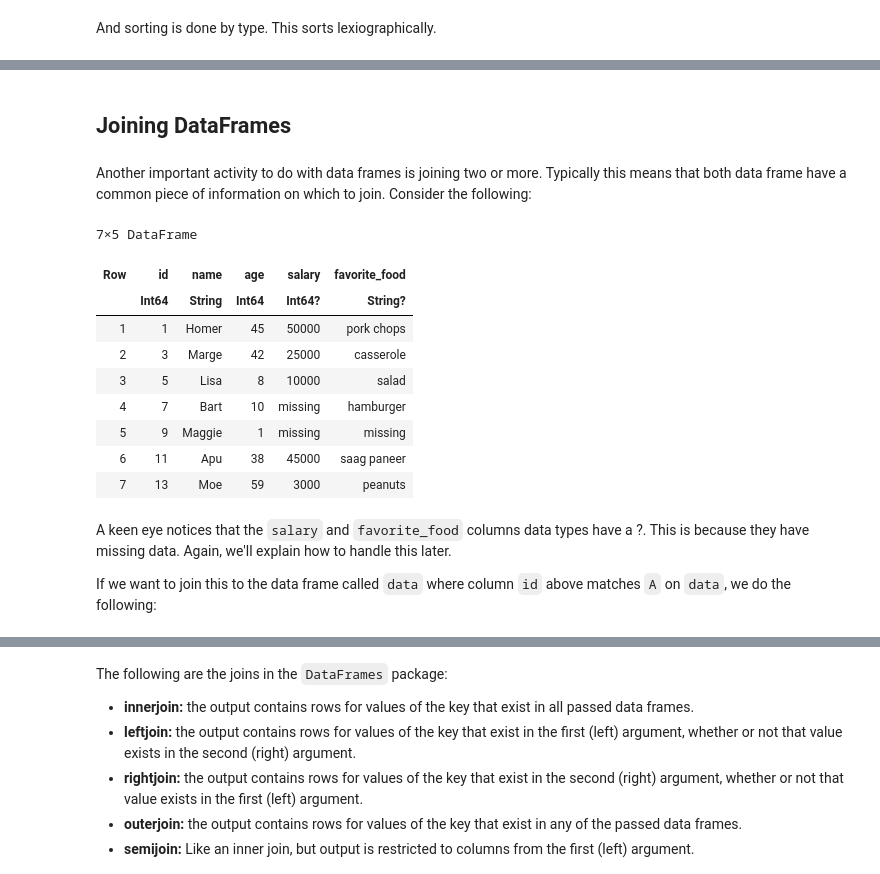
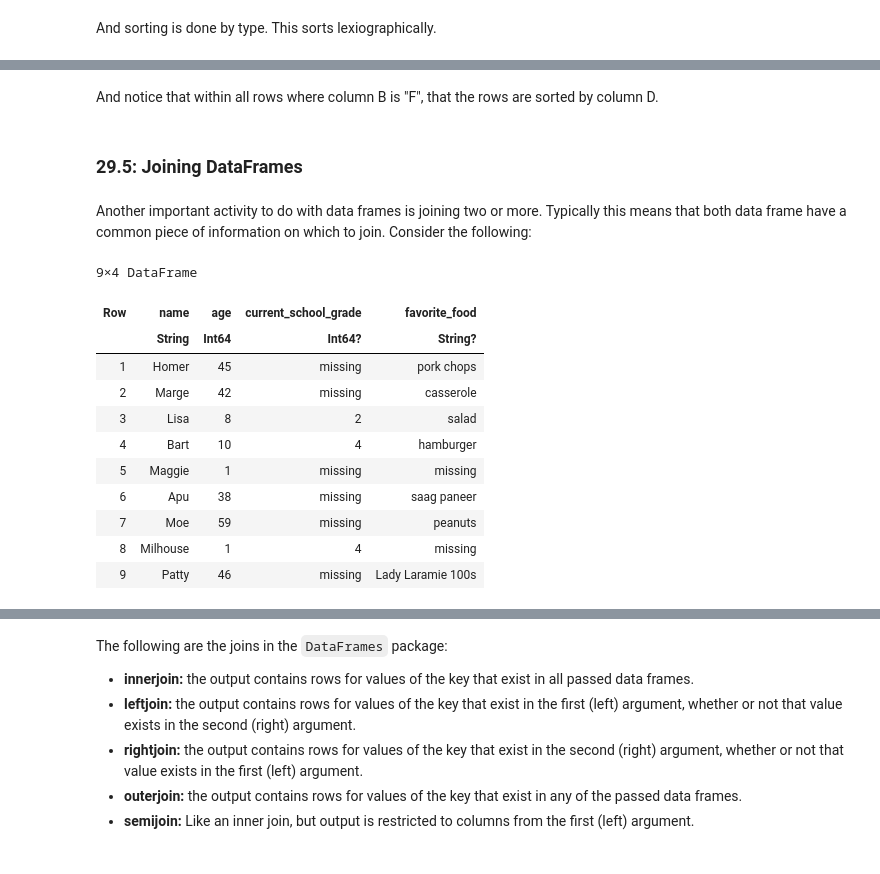
Before and after one commit to pstaabp/sci-comp-notebooks, a Jupyter notebook: notebooks/ch29-template.ipynb, the cells around one changed output, grey strips where cells are left out. Saved outputs shown, nothing was run; the diff lists cells and outputs as text; code cells hidden in the pictures.

```diff
--- a/notebooks/ch29-template.ipynb
+++ b/notebooks/ch29-template.ipynb
@@ -255,27 +343,26 @@ sort(data, :B)
+# %% [markdown]
+And notice that within all rows where column B is "F", that the rows are sorted by column D.
 # %% [markdown]
-## Joining DataFrames
+### 29.5: Joining DataFrames
 # %% [markdown]
 Another important activity to do with data frames is joining two or more.  Typically this means that both data frame have a common piece of information on which to join.  Consider the following:
 # %%
 simpsons = DataFrame(
-    id=1:2:13,
-    name=["Homer","Marge","Lisa","Bart","Maggie","Apu","Moe"],
-    age =[45,42,8,10,1,38,59],
-    salary = [50000,25000,10000,missing,missing,45000,3000],
-    favorite_food = ["pork chops","casserole","salad","hamburger",missing,"saag paneer","peanuts"]
-  )
+  name=["Homer","Marge","Lisa","Bart","Maggie","Apu","Moe", "Milhouse", "Patty"],
+  age =[45,42,8,10,1,38,59, 1, 46],
+  current_school_grade = [missing, missing, 2, 4, missing, missing, missing, 4, missing],
+  favorite_food = ["pork chops","casserole","salad","hamburger",missing,"saag paneer","peanuts", missing, "Lady Laramie 100s"]
+)
 # %% [output]
-7×5 DataFrame
+9×4 DataFrame
-| Row | id | name | age | salary | favorite_food |
-|  | Int64 | String | Int64 | Int64? | String? |
-| 1 | 1 | Homer | 45 | 50000 | pork chops |
-| 2 | 3 | Marge | 42 | 25000 | casserole |
-| 3 | 5 | Lisa | 8 | 10000 | salad |
-| 4 | 7 | Bart | 10 | missing | hamburger |
-| 5 | 9 | Maggie | 1 | missing | missing |
-| 6 | 11 | Apu | 38 | 45000 | saag paneer |
-| 7 | 13 | Moe | 59 | 3000 | peanuts |
+| Row | name | age | current_school_grade | favorite_food |
+|  | String | Int64 | Int64? | String? |
+| 1 | Homer | 45 | missing | pork chops |
+| 2 | Marge | 42 | missing | casserole |
+| 3 | Lisa | 8 | 2 | salad |
+| 4 | Bart | 10 | 4 | hamburger |
+| 5 | Maggie | 1 | missing | missing |
+| 6 | Apu | 38 | missing | saag paneer |
+| 7 | Moe | 59 | missing | peanuts |
+| 8 | Milhouse | 1 | 4 | missing |
+| 9 | Patty | 46 | missing | Lady Laramie 100s |
-# %% [markdown]
-A keen eye notices that the `salary` and `favorite_food` columns data types have a ?.  This is because they have missing data.  Again, we'll explain how to handle this later.
-
-If we want to join this to the data frame called `data` where column `id` above matches `A` on `data`, we do the following:
```
Also changed, not shown: parts of 54 cells of this notebook, 10 other files.
